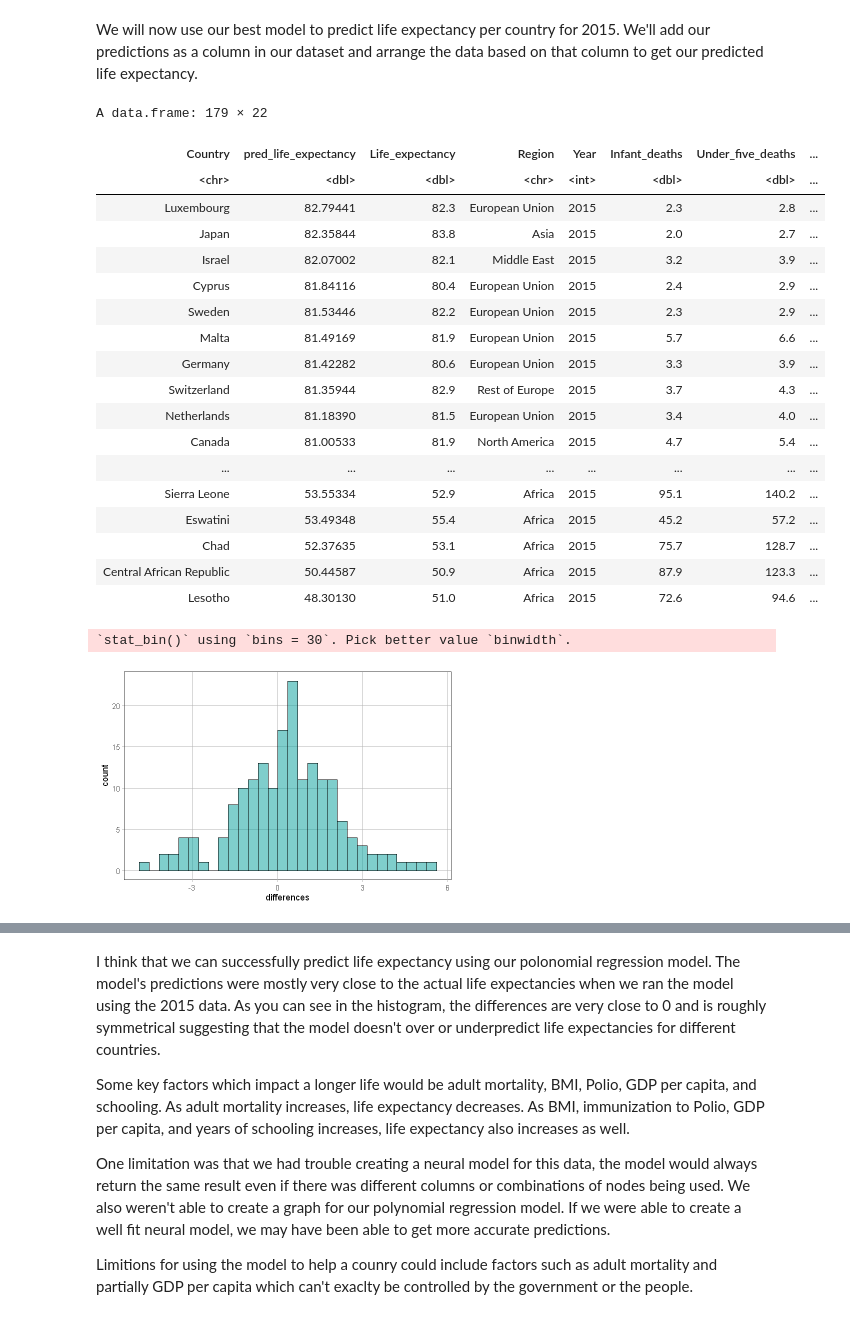
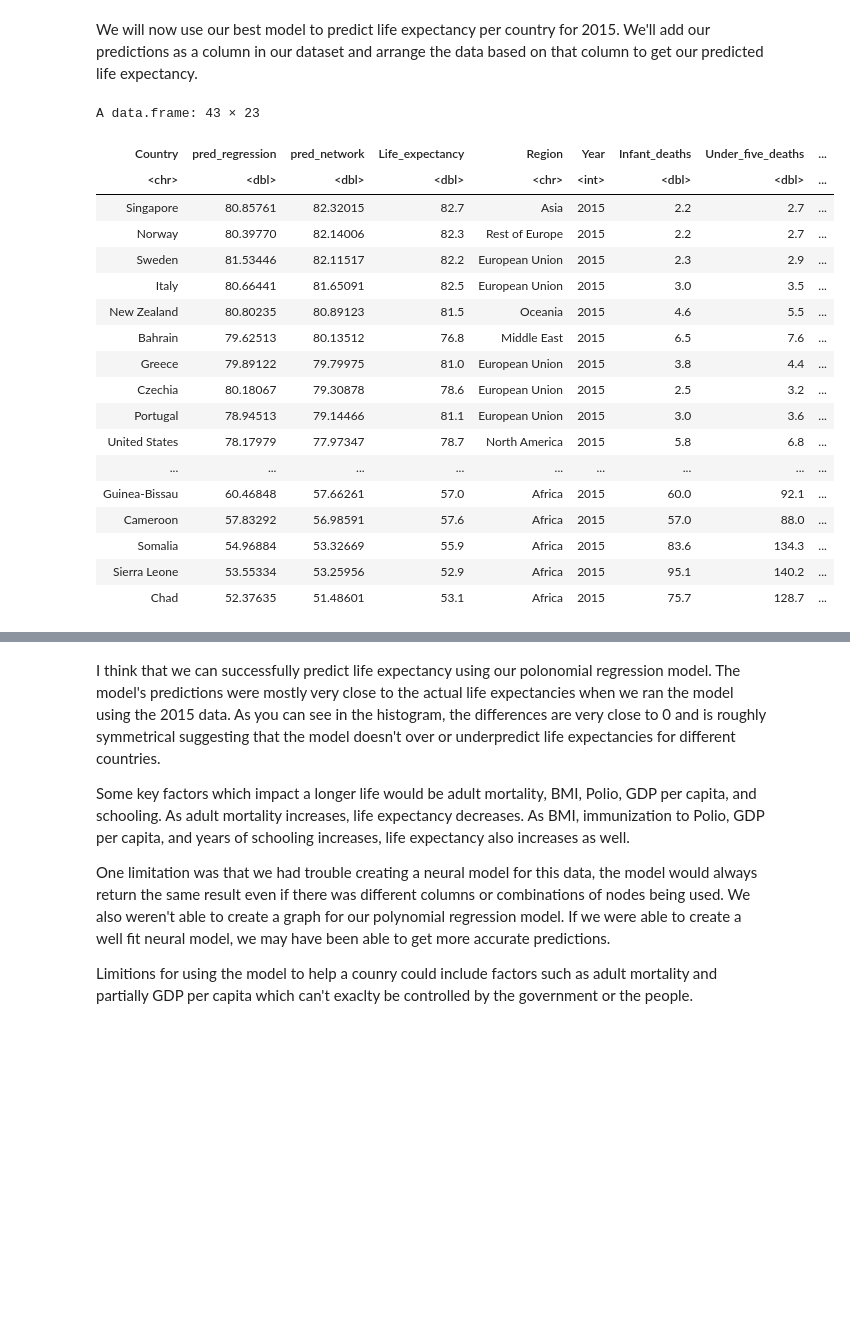
Before and after one commit to IanKang678/life-expectancy-prediction, a Jupyter notebook: notebooks/analysis.ipynb, the cells around one changed output, grey strips where cells are left out. Cells and saved outputs as stored; diff of their text form; code cells hidden in the pictures; blank space fills up the shorter version.

```diff
--- a/notebooks/analysis.ipynb
+++ b/notebooks/analysis.ipynb
@@ -579,45 +562,36 @@ A data.frame: 179 × 21
 # %% [markdown]
 We will now use our best model to predict life expectancy per country for 2015. We'll add our predictions as a column in our dataset and arrange the data based on that column to get our predicted life expectancy.
-# %%
-# Store your best model here
-best_model <- regression_model
-
-# Predict life expectancy for each country in 2015
-predicted_life_expectancy <- predict(best_model, newdata =life_exp_2015)
-
-# Add these predictions as column
-life_exp_2015$pred_life_expectancy <- predicted_life_expectancy
-life_exp_2015 <- life_exp_2015 %>%
-  select(Country, pred_life_expectancy, Life_expectancy,  everything())
-
-# Display dataset, arranged in desc order by predicted life expectancy
-arrange(life_exp_2015, desc(pred_life_expectancy))
-# %% [output]
-A data.frame: 179 × 22
-| Country | pred_life_expectancy | Life_expectancy | Region | Year | Infant_deaths | Under_five_deaths | ... |
-| <chr> | <dbl> | <dbl> | <chr> | <int> | <dbl> | <dbl> | ... |
-| Luxembourg | 82.79441 | 82.3 | European Union | 2015 | 2.3 | 2.8 | ... |
-| Japan | 82.35844 | 83.8 | Asia | 2015 | 2.0 | 2.7 | ... |
-| Israel | 82.07002 | 82.1 | Middle East | 2015 | 3.2 | 3.9 | ... |
-| Cyprus | 81.84116 | 80.4 | European Union | 2015 | 2.4 | 2.9 | ... |
-| Sweden | 81.53446 | 82.2 | European Union | 2015 | 2.3 | 2.9 | ... |
-| Malta | 81.49169 | 81.9 | European Union | 2015 | 5.7 | 6.6 | ... |
-| Germany | 81.42282 | 80.6 | European Union | 2015 | 3.3 | 3.9 | ... |
-| Switzerland | 81.35944 | 82.9 | Rest of Europe | 2015 | 3.7 | 4.3 | ... |
-| Netherlands | 81.18390 | 81.5 | European Union | 2015 | 3.4 | 4.0 | ... |
-| Canada | 81.00533 | 81.9 | North America | 2015 | 4.7 | 5.4 | ... |
-| ... | ... | ... | ... | ... | ... | ... | ... |
-| Sierra Leone | 53.55334 | 52.9 | Africa | 2015 | 95.1 | 140.2 | ... |
-| Eswatini | 53.49348 | 55.4 | Africa | 2015 | 45.2 | 57.2 | ... |
-| Chad | 52.37635 | 53.1 | Africa | 2015 | 75.7 | 128.7 | ... |
-| Central African Republic | 50.44587 | 50.9 | Africa | 2015 | 87.9 | 123.3 | ... |
-| Lesotho | 48.30130 | 51.0 | Africa | 2015 | 72.6 | 94.6 | ... |
-# %%
-# Your code goes here. (Add more code cells as needed.)
-differences = life_exp_2015$Life_expectancy - life_exp_2015$pred_life_expectancy
-life_exp_2015$difference_col = differences
-
-gf_histogram(~differences, data = life_exp_2015)
-# %% [output]
-`stat_bin()` using `bins = 30`. Pick better value `binwidth`.
-[figure, removed]
+# %%
+# Regression: used for interpreting which factors matter
+regression_2015 <- predict(regression_model, newdata = life_exp_2015)
+
+# Neural network: best model by RMSE
+network_2015 <- as.vector(predict(neural_model_2, newdata = net_2015, rep = 3)) * y_max
+
+life_exp_2015$pred_regression <- regression_2015
+life_exp_2015$pred_network <- network_2015
+
+life_exp_2015 <- life_exp_2015 %>%
+  select(Country, pred_regression, pred_network, Life_expectancy, everything())
+
+arrange(life_exp_2015, desc(pred_network))
+# %% [output]
+A data.frame: 43 × 23
+| Country | pred_regression | pred_network | Life_expectancy | Region | Year | Infant_deaths | Under_five_deaths | ... |
+| <chr> | <dbl> | <dbl> | <dbl> | <chr> | <int> | <dbl> | <dbl> | ... |
+| Singapore | 80.85761 | 82.32015 | 82.7 | Asia | 2015 | 2.2 | 2.7 | ... |
+| Norway | 80.39770 | 82.14006 | 82.3 | Rest of Europe | 2015 | 2.2 | 2.7 | ... |
+| Sweden | 81.53446 | 82.11517 | 82.2 | European Union | 2015 | 2.3 | 2.9 | ... |
+| Italy | 80.66441 | 81.65091 | 82.5 | European Union | 2015 | 3.0 | 3.5 | ... |
+| New Zealand | 80.80235 | 80.89123 | 81.5 | Oceania | 2015 | 4.6 | 5.5 | ... |
+| Bahrain | 79.62513 | 80.13512 | 76.8 | Middle East | 2015 | 6.5 | 7.6 | ... |
+| Greece | 79.89122 | 79.79975 | 81.0 | European Union | 2015 | 3.8 | 4.4 | ... |
+| Czechia | 80.18067 | 79.30878 | 78.6 | European Union | 2015 | 2.5 | 3.2 | ... |
+| Portugal | 78.94513 | 79.14466 | 81.1 | European Union | 2015 | 3.0 | 3.6 | ... |
+| United States | 78.17979 | 77.97347 | 78.7 | North America | 2015 | 5.8 | 6.8 | ... |
+| ... | ... | ... | ... | ... | ... | ... | ... | ... |
+| Guinea-Bissau | 60.46848 | 57.66261 | 57.0 | Africa | 2015 | 60.0 | 92.1 | ... |
+| Cameroon | 57.83292 | 56.98591 | 57.6 | Africa | 2015 | 57.0 | 88.0 | ... |
+| Somalia | 54.96884 | 53.32669 | 55.9 | Africa | 2015 | 83.6 | 134.3 | ... |
+| Sierra Leone | 53.55334 | 53.25956 | 52.9 | Africa | 2015 | 95.1 | 140.2 | ... |
+| Chad | 52.37635 | 51.48601 | 53.1 | Africa | 2015 | 75.7 | 128.7 | ... |
```
Also changed, not shown: parts of 7 cells of this notebook.
